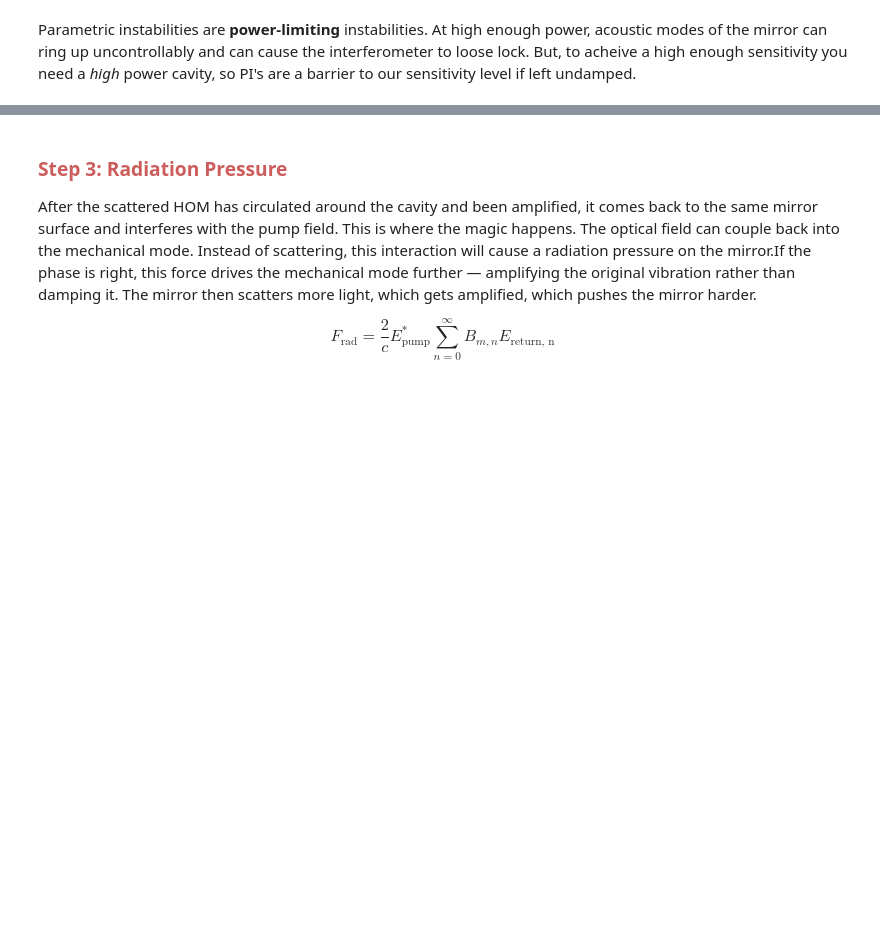
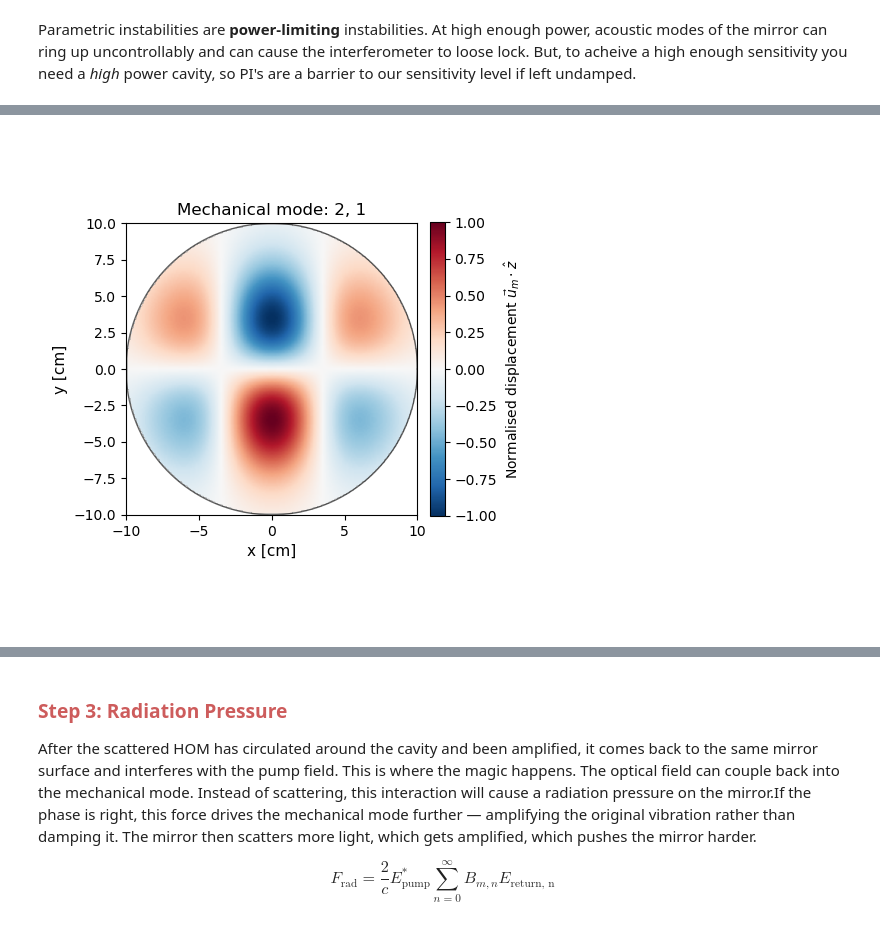
Before and after one commit to cacapuano/carolines_lasers_course_repo, a Jupyter notebook: parametric_instabilities.ipynb, the cells around one changed output, grey strips where cells are left out. Drawn from its saved outputs; the diff is of its cells as text; code cells hidden in the pictures; blank space fills up the shorter version.

```diff
--- a/parametric_instabilities.ipynb
+++ b/parametric_instabilities.ipynb
@@ -130,3 +99,66 @@ plt.show()
+# %%
+from matplotlib.colors import TwoSlopeNorm
+from scipy.special import hermite
+
+
+p_mech = 2
+q_mech = 1
+
+
+x = np.linspace(-mirror_r, mirror_r, N)
+x, y = np.meshgrid(x, x)
+R    = np.sqrt(x**2 + y**2)
+mask = R <= mirror_r
+
+
+def mechanical_mode(x, y, p, q, mirror_r):
+    """
+    Show mechanical mode using Hermite polynomials.
+    """
+    omega = mirror_r * 0.7
+    Hp    = hermite(p)(np.sqrt(2) * x / omega)
+    Hq    = hermite(q)(np.sqrt(2) * y / omega)
+    exp   = np.exp(-2*(x**2 + y**2) / omega**2)
+    u     = Hp * Hq * exp
+    return u / (np.max(np.abs(u)) + 1e-30)   # normalise to [-1, 1]
+
+u_m = mechanical_mode(x, y, p_mech, q_mech, mirror_r)
+
+# mask outside aperture
+u_display = u_m.copy()
+u_display[~mask] = np.nan
+
+axis = [-mirror_r * 100, mirror_r * 100,
+          -mirror_r * 100, mirror_r * 100]   # axes in cm
+
+norm = TwoSlopeNorm(vmin=-1, vcenter=0, vmax=1)
+
+fig, ax = plt.subplots(figsize=(5, 5))
+
+im = ax.imshow(u_display, extent=axis, origin='lower',
+               cmap='RdBu_r', norm=norm)
+
+theta = np.linspace(0, 2 * np.pi, 300)
+ax.plot(mirror_r * 100 * np.cos(theta),
+        mirror_r * 100 * np.sin(theta),
+        'k-', lw=1.0, alpha=0.6)
+
+x_cm = x * 100
+
+plt.colorbar(im, ax=ax,
+             label=r'Normalised displacement $\vec{u}_m \cdot \hat{z}$',
+             fraction=0.046, pad=0.04)
+ax.set_xlabel('x [cm]', fontsize=11)
+ax.set_ylabel('y [cm]', fontsize=11)
+ax.set_title(
+    rf'Mechanical mode: {p_mech}, {q_mech}',
+    fontsize=12)
+ax.set_aspect('equal')
+
+plt.tight_layout()
+plt.show()
+# %% [output]
+[figure, added]
 # %% [markdown]
 ### <span style="color:lightcoral">Step 2: HOM Amplification
 The circulation of the sidebands in the cavity will cause them to pick up a phase each round trip ($\phi_{\text{total}} = \phi_{\text{prop}} + \phi_{\text{gouy}}$, where $\phi_{\text{prop}} = \dfrac{4 \pi f L}{c}$ and $\phi_{\text{gouy}} = n \phi_G$). Let's look at the cavity:
```
Also changed, not shown: parts of 4 cells of this notebook.
